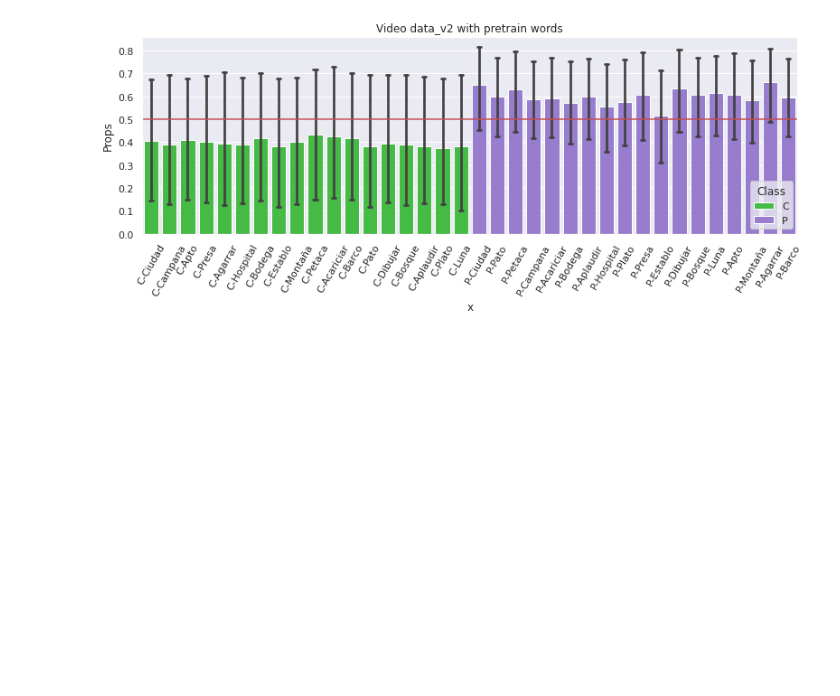
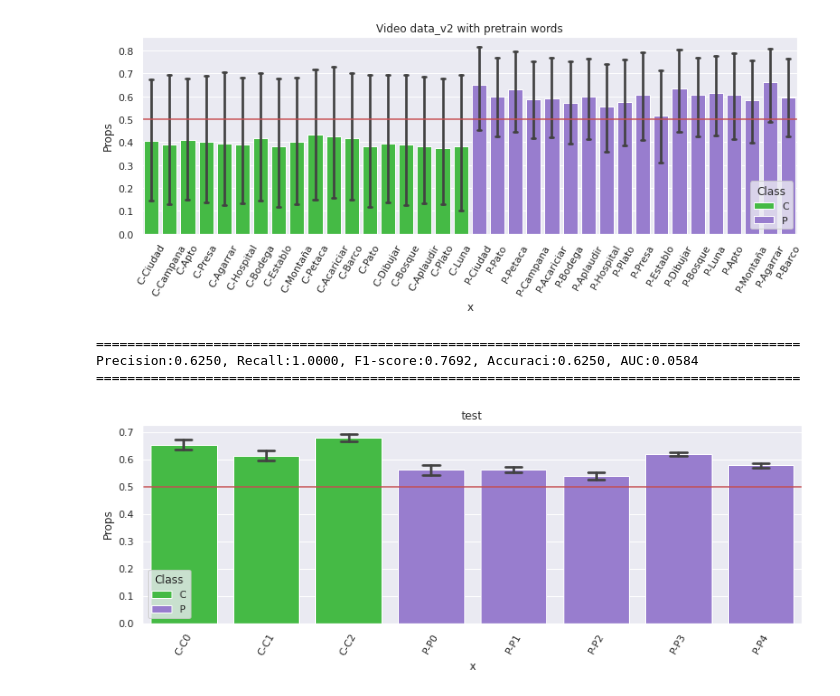
Before and after one commit to jdvalera19/Parkinson-Multimodal-Cross-Attention, a Jupyter notebook: View_result.ipynb, the cells around one changed output. Saved outputs shown, nothing was run; the diff lists cells and outputs as text; code cells hidden in the pictures; blank space fills up the shorter version.

```diff
--- a/View_result.ipynb
+++ b/View_result.ipynb
@@ -37,3 +37,12 @@ plot_results(data_path, 'Video data_v2 with pretrain words', 'Exercise_g')
 Precision:0.7662, Recall:0.6556, F1-score:0.7066, Accuraci:0.6597, AUC:0.6448
 ==========================================================================================
 [figure]
+# %%
+data_path = 'Results/Note:VIDEO:LOO_data_v2(reduced cropping)-Lr:1e-05-Epoch:10-Exercise:Phonemes.csv'
+view_results(data_path)
+plot_results(data_path, 'test', 'Sample_ids')
+# %% [output]
+==========================================================================================
+Precision:0.6250, Recall:1.0000, F1-score:0.7692, Accuraci:0.6250, AUC:0.0584
+==========================================================================================
+[figure, added]
```
Also changed, not shown: 4 other files.
